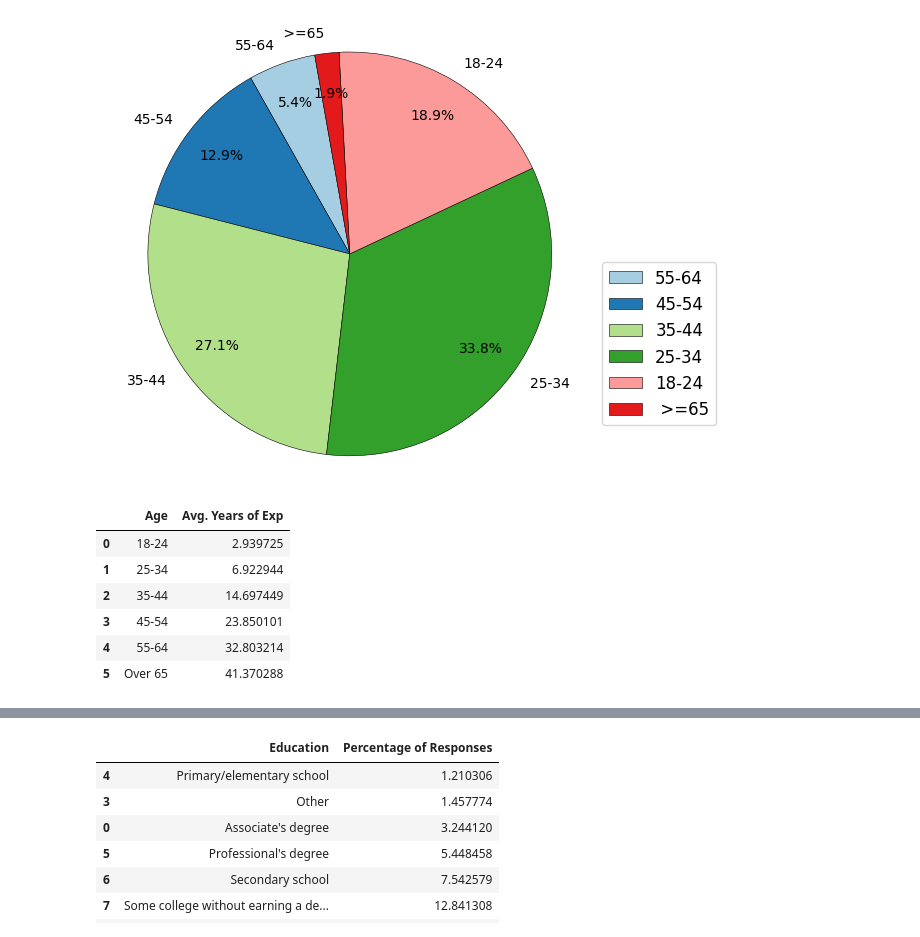
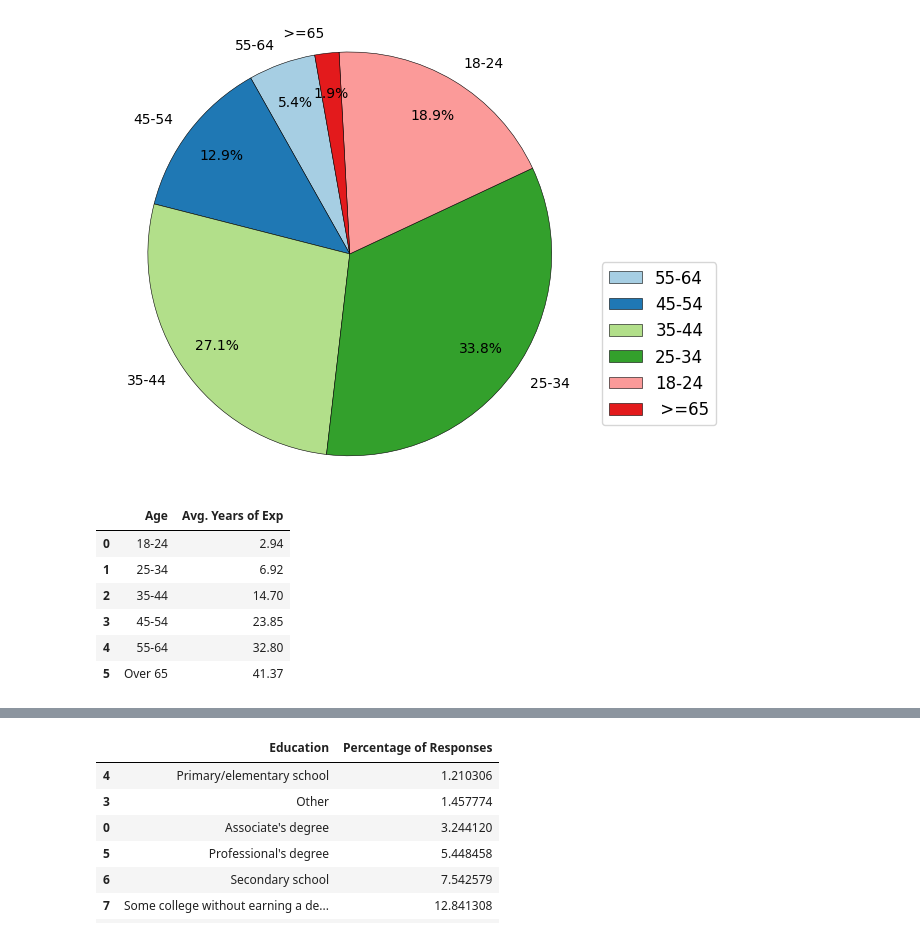
Before and after one commit to huyqng1412/stackoverflow_2025_project, a Jupyter notebook: so2025_vis.ipynb, the cells around one changed output, grey strips where cells are left out. Saved outputs shown, nothing was run; the diff lists cells and outputs as text; code cells hidden in the pictures.

```diff
--- a/so2025_vis.ipynb
+++ b/so2025_vis.ipynb
@@ -91,19 +91,19 @@ plt.show()
 [figure]
 # %%
 query2 = """
-    select REPLACE(REPLACE(Age, ' years old', ''), '65 years or older', ' Over 65') AS Age, avg(WorkExp) as 'Avg. Years of Exp'
+    select REPLACE(REPLACE(Age, ' years old', ''), '65 years or older', ' Over 65') AS Age, round(avg(WorkExp),2) as 'Avg. Years of Exp'
     from data
     where Age != 'Prefer not to say'
     group by age
     order by avg(workexp)
 """
 result2 = con.sql(query2).df()
 display(result2)
 # %% [output]
 |  | Age | Avg. Years of Exp |
-| 0 | 18-24 | 2.939725 |
-| 1 | 25-34 | 6.922944 |
-| 2 | 35-44 | 14.697449 |
-| 3 | 45-54 | 23.850101 |
-| 4 | 55-64 | 32.803214 |
-| 5 | Over 65 | 41.370288 |
+| 0 | 18-24 | 2.94 |
+| 1 | 25-34 | 6.92 |
+| 2 | 35-44 | 14.70 |
+| 3 | 45-54 | 23.85 |
+| 4 | 55-64 | 32.80 |
+| 5 | Over 65 | 41.37 |
```
Also changed, not shown: parts of 3 cells of this notebook, 2 other files.
